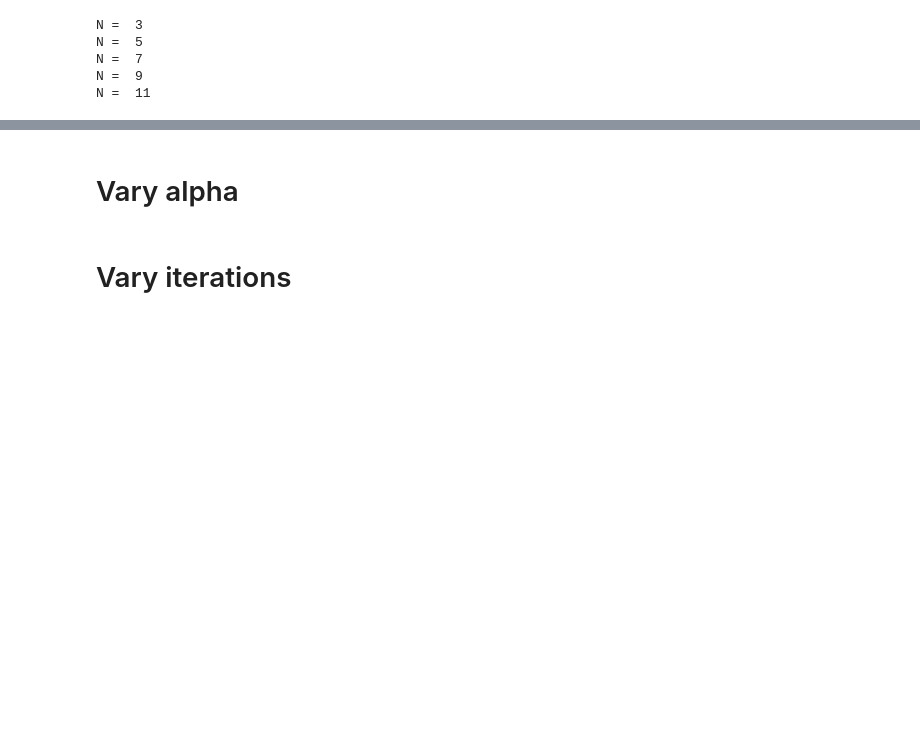
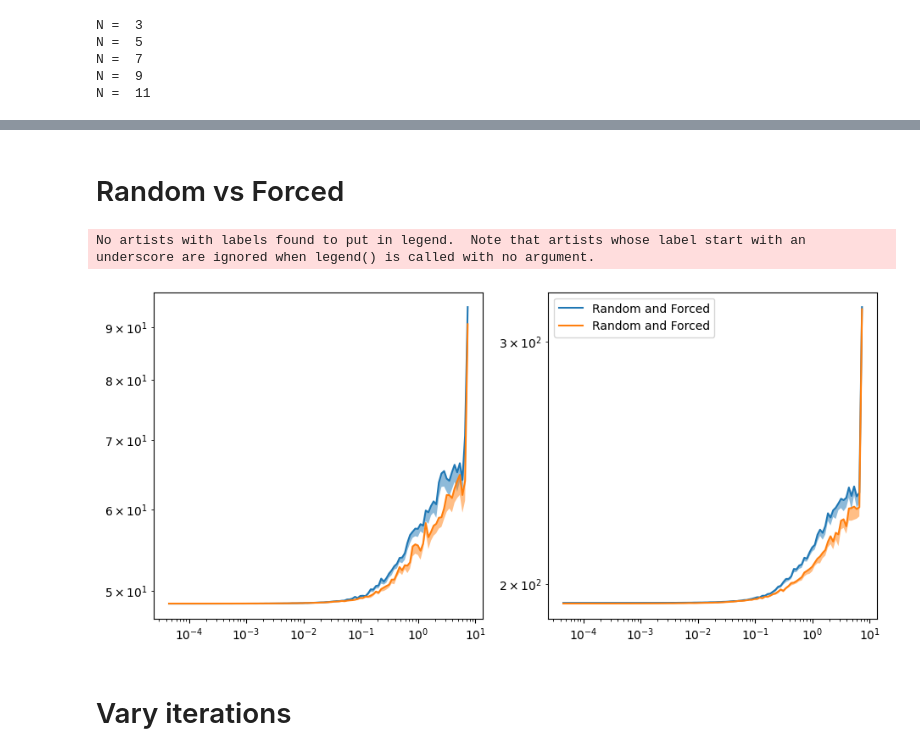
Before and after one commit to Asewlal01/SimAnnealParticleOptimize, a Jupyter notebook: DataAquirement.ipynb, the cells around one changed output, grey strips where cells are left out. Cells and saved outputs as stored; diff of their text form; code cells hidden in the pictures; blank space fills up the shorter version.

```diff
--- a/DataAquirement.ipynb
+++ b/DataAquirement.ipynb
@@ -51,2 +91,2 @@ N =  11
 # %% [markdown]
-# Vary alpha
+# Random vs Forced
@@ -92,3 +93,46 @@ np.savetxt('res/vary_alphas.txt', results)
+# %%
+Ns = [11, 20]
+alpha = 0.9
+R = 1
+Temp_max = np.exp(2)
+Temp_min = np.exp(-10)
+iter_num = 100
+methods = [simulated_annealing, simulated_annealing_forces]
+
+results = []
+for N in Ns:
+    temp = []
+    for method in methods:
+        energies = []
+        for sim in range(n_simulations):
+            p, E = method(N, R, Temp_max, Temp_min, alpha, iter_num)
+            energies.append(E)
+
+        temp.append(energies)
+    results.append(temp)
+# %%
+names = ['Random', 'Random and Forced']
+fig, ax = plt.subplots(1,2, figsize=(11,5))
+for i, res in enumerate(results):
+    for j, energies in enumerate(res):
+        # To array
+        energies = np.array(energies)
+
+        # Get mean and confidence interval
+        E_mean = np.mean(energies, axis=0)
+        E_conf = (np.std(energies, axis=0) * 1.96 / np.sqrt(n_simulations))
+
+
+        Ts = get_T_history(Temp_max, Temp_min, alpha)
+
+
+        ax[i].loglog(Ts, E_mean, label=names[i])
+        ax[i].fill_between(Ts, E_mean, E_mean-E_conf, E_mean+E_conf, alpha=0.5)
+    plt.gca().invert_xaxis()
+    plt.legend()
+# %% [output]
+No artists with labels found to put in legend.  Note that artists whose label start with an underscore are ignored when legend() is called with no argument.
+[figure, added]
 # %% [markdown]
 # Vary iterations
 # %%
```
Also changed, not shown: parts of 18 cells of this notebook, 6 other files.
